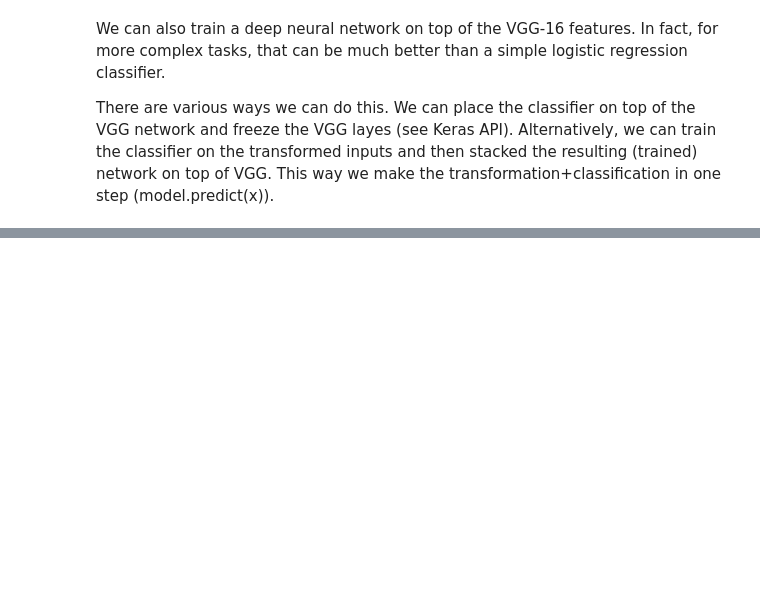
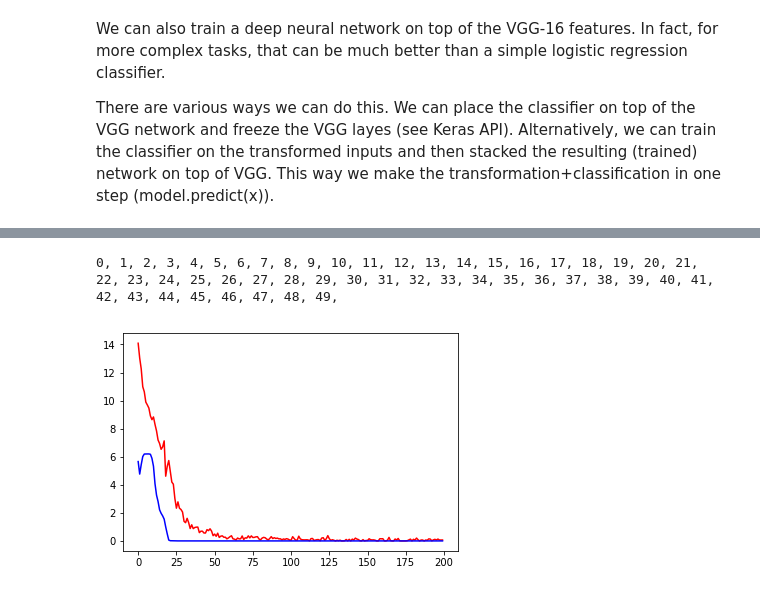
Before and after one commit to RicardoHS/dl_workshop_upm, a Jupyter notebook: notebooks/transfer_learning.ipynb, the cells around one changed output, grey strips where cells are left out. Cells and saved outputs as stored; diff of their text form; code cells hidden in the pictures; blank space fills up the shorter version.

Commit message:
update code to python3 and tensorflow.keras

```diff
--- a/notebooks/transfer_learning.ipynb
+++ b/notebooks/transfer_learning.ipynb
@@ -66,12 +65,12 @@ def read_caltech101(mypath):
     y = np.array(y)
     return X,y,label_map
 # %%
-import keras
-X, y, label_map = read_caltech101('padded_101')
+import tensorflow
+X, y, label_map = read_caltech101('../padded_101')
 
 # Transform labels to one-hot vectors
 num_classes = 101
-y_cat = keras.utils.to_categorical(y, num_classes)
+y_cat = tensorflow.keras.utils.to_categorical(y, num_classes)
 
 print ('X: {}. y: {}'.format(X.shape, y.shape))
 # %% [output]
@@ -102,7 +124,7 @@ plt.imshow(x, cmap='gray')
 # Filter the dataset so it only contains the two considered classes
 # Warning! Make sure these indices correspond to the classes mentioned above. Check the dictionary object
 classes = [0,2,3,5]
-filtered_ids = filter(lambda i: y[i] in classes, np.arange(X.shape[0]))
+filtered_ids = list(filter(lambda i: y[i] in classes, np.arange(X.shape[0])))
 X_filt = X[filtered_ids,:]
 y_filt = y[filtered_ids]
 len(filtered_ids)
@@ -347,8 +469,8 @@ clf.add(Dense(64, activation='relu'))
 clf.add(Dropout(0.5))
 clf.add(Dense(num_classes, activation='softmax'))
 # %%
-clf.compile(loss=keras.losses.categorical_crossentropy,
-              optimizer=keras.optimizers.Adam(),
+clf.compile(loss=tensorflow.keras.losses.categorical_crossentropy,
+              optimizer=tensorflow.keras.optimizers.Adam(),
               metrics=['accuracy'])
 # %%
 clf.summary()
@@ -355,27 +495,30 @@ clf.summary()
 # %%
 # Remember: the last layer is softmax, so we need to transform the labels into one-hot vectors
-y_train_cat = keras.utils.to_categorical(y_train, num_classes)
-y_test_cat = keras.utils.to_categorical(y_test, num_classes)
+y_train_cat = tensorflow.keras.utils.to_categorical(y_train, num_classes)
+y_test_cat = tensorflow.keras.utils.to_categorical(y_test, num_classes)
 # %%
 train_loss = []
 val_loss = []
 # %%
 # Train and monitor progress
 fig = plt.figure()
 ax = fig.gca()
 
 x_train_shaped = x_train_rep.reshape([x_train_rep.shape[0],7*7*512])
 x_test_shaped = x_test_rep.reshape([x_test_rep.shape[0],7*7*512])
 
 for i in range(50):
-    print i
-    history = clf.fit(x_train_shaped, y_train_cat, epochs=1, batch_size=128, verbose=1, validation_data=(x_test_shaped, y_test_cat))
+    print( i,end=', ')
+    history = clf.fit(x_train_shaped, y_train_cat, epochs=1, batch_size=128, verbose=0, validation_data=(x_test_shaped, y_test_cat))
 
     train_loss.append(history.history['loss'])
     val_loss.append(history.history['val_loss'])
 
     ax.clear()
     ax.plot(train_loss, color='red', label='Train')
     ax.plot(val_loss, color='blue', label='Validation')
 
     fig.canvas.draw()
+# %% [output]
+0, 1, 2, 3, 4, 5, 6, 7, 8, 9, 10, 11, 12, 13, 14, 15, 16, 17, 18, 19, 20, 21, 22, 23, 24, 25, 26, 27, 28, 29, 30, 31, 32, 33, 34, 35, 36, 37, 38, 39, 40, 41, 42, 43, 44, 45, 46, 47, 48, 49,
+[figure, added]
```
Also changed, not shown: parts of 22 cells of this notebook, 2 other files.
